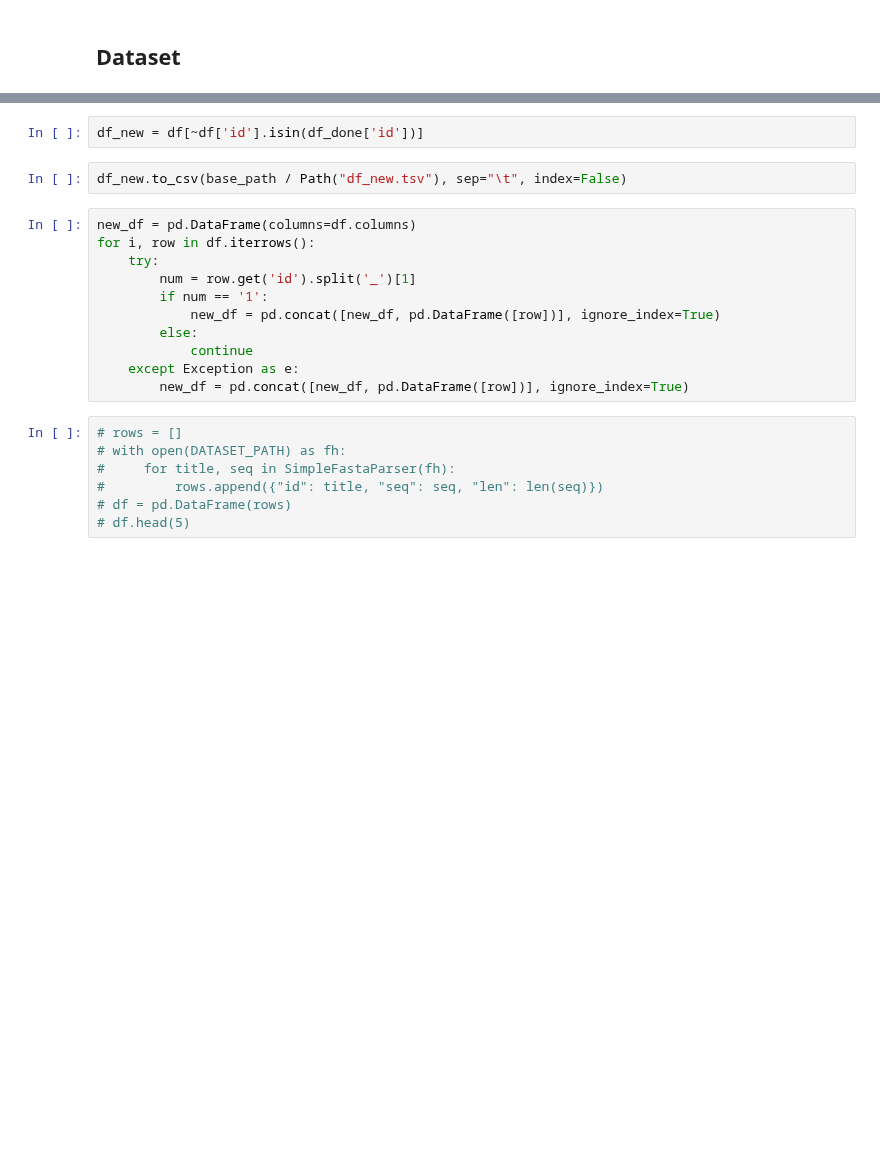
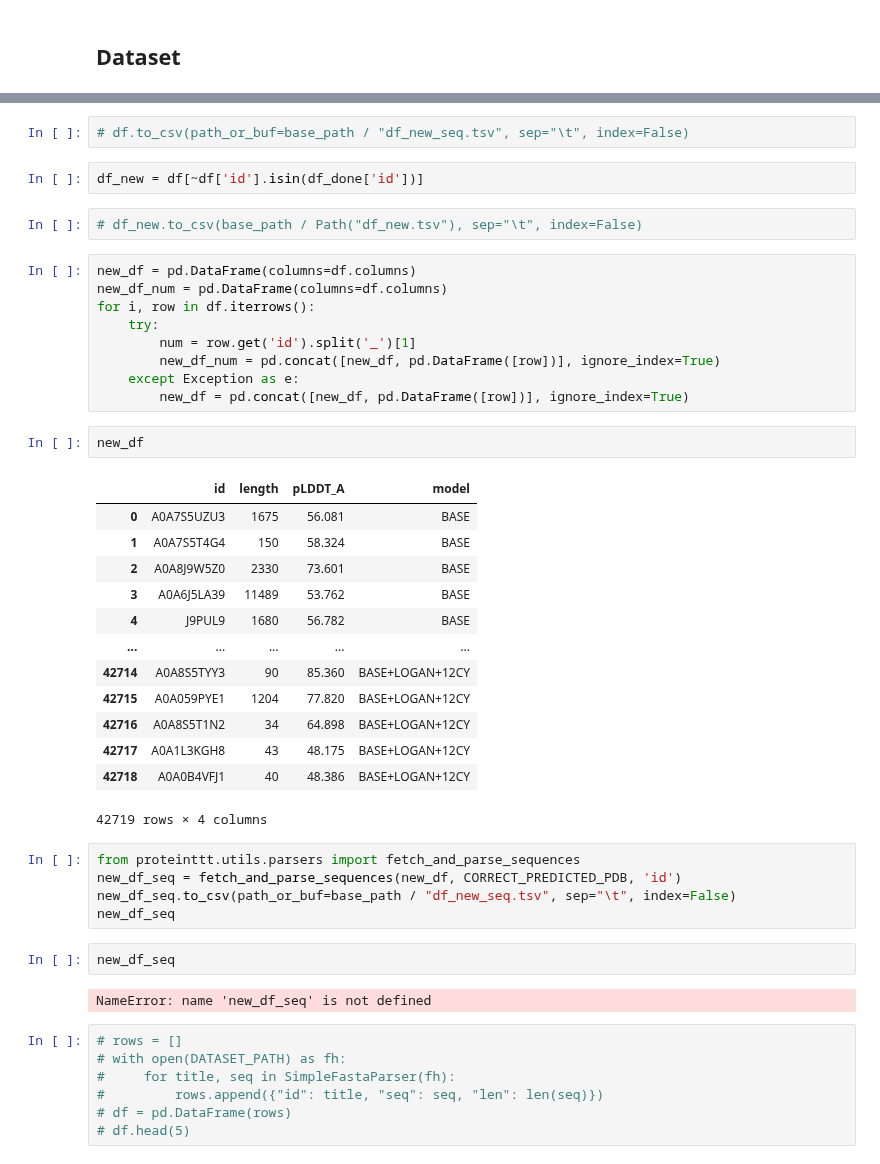
Before and after one commit to pimenol/ProteinTTT, a Jupyter notebook: notebooks/Bfvd.ipynb, the cells around one changed output, grey strips where cells are left out. Saved outputs shown, nothing was run; the diff lists cells and outputs as text; blank space fills up the shorter version.

```diff
--- a/notebooks/Bfvd.ipynb
+++ b/notebooks/Bfvd.ipynb
@@ -89,18 +94,43 @@ df
+# %%
+# df.to_csv(path_or_buf=base_path / "df_new_seq.tsv", sep="\t", index=False)
 # %%
 df_new = df[~df['id'].isin(df_done['id'])]
 # %%
-df_new.to_csv(base_path / Path("df_new.tsv"), sep="\t", index=False)
+# df_new.to_csv(base_path / Path("df_new.tsv"), sep="\t", index=False)
 # %%
 new_df = pd.DataFrame(columns=df.columns)
+new_df_num = pd.DataFrame(columns=df.columns)
 for i, row in df.iterrows():
     try:
         num = row.get('id').split('_')[1]
-        if num == '1':
-            new_df = pd.concat([new_df, pd.DataFrame([row])], ignore_index=True)
-        else:
-            continue
+        new_df_num = pd.concat([new_df, pd.DataFrame([row])], ignore_index=True)
     except Exception as e:
         new_df = pd.concat([new_df, pd.DataFrame([row])], ignore_index=True)
+# %%
+new_df
+# %% [output]
+|  | id | length | pLDDT_A | model |
+| 0 | A0A7S5UZU3 | 1675 | 56.081 | BASE |
+| 1 | A0A7S5T4G4 | 150 | 58.324 | BASE |
+| 2 | A0A8J9W5Z0 | 2330 | 73.601 | BASE |
+| 3 | A0A6J5LA39 | 11489 | 53.762 | BASE |
+| 4 | J9PUL9 | 1680 | 56.782 | BASE |
+| ... | ... | ... | ... | ... |
+| 42714 | A0A8S5TYY3 | 90 | 85.360 | BASE+LOGAN+12CY |
+| 42715 | A0A059PYE1 | 1204 | 77.820 | BASE+LOGAN+12CY |
+| 42716 | A0A8S5T1N2 | 34 | 64.898 | BASE+LOGAN+12CY |
+| 42717 | A0A1L3KGH8 | 43 | 48.175 | BASE+LOGAN+12CY |
+| 42718 | A0A0B4VFJ1 | 40 | 48.386 | BASE+LOGAN+12CY |
+42719 rows × 4 columns
+# %%
+from proteinttt.utils.parsers import fetch_and_parse_sequences
+new_df_seq = fetch_and_parse_sequences(new_df, CORRECT_PREDICTED_PDB, 'id')
+new_df_seq.to_csv(path_or_buf=base_path / "df_new_seq.tsv", sep="\t", index=False)
+new_df_seq
+# %%
+new_df_seq
+# %% [output]
+NameError: name 'new_df_seq' is not defined
 # %%
 # rows = []
 # with open(DATASET_PATH) as fh:
```
Also changed, not shown: parts of 4 cells of this notebook.
